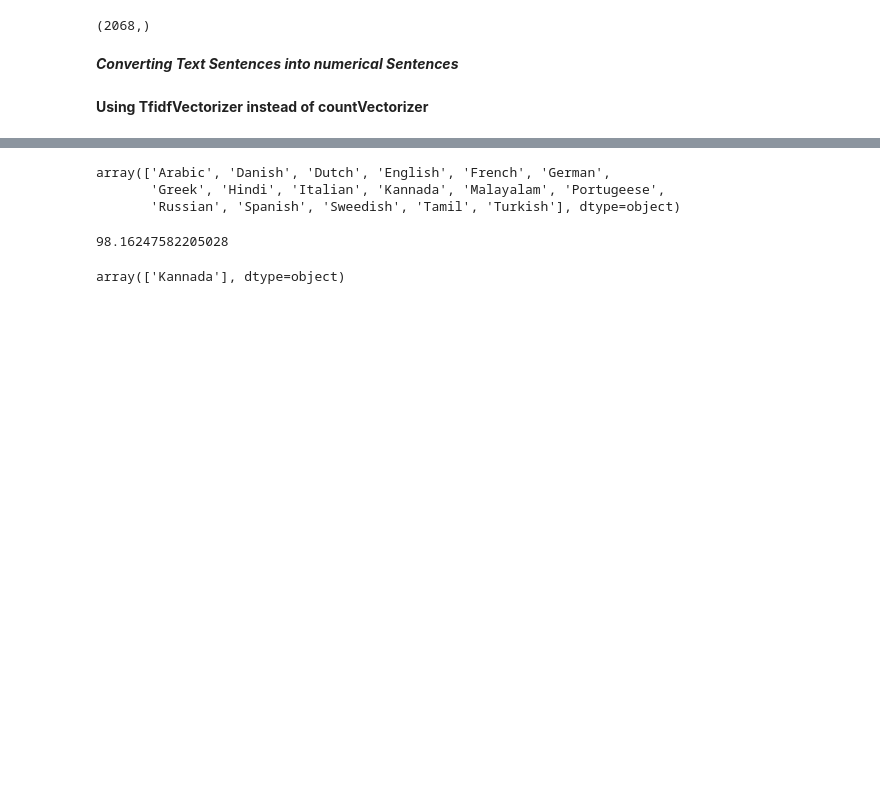
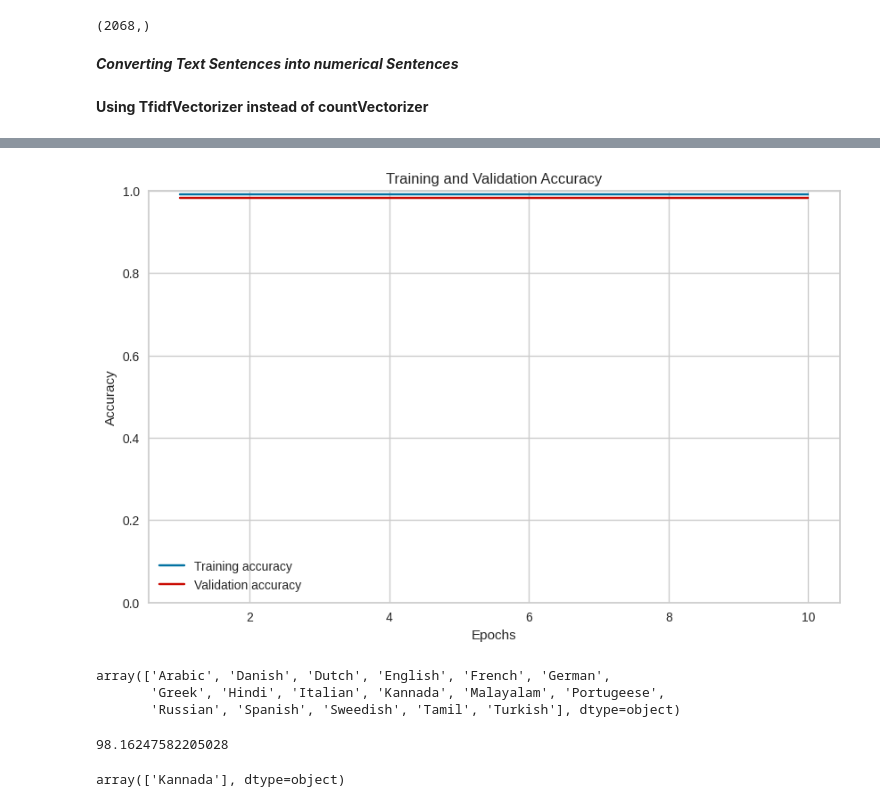
Before and after one commit to Riphah-ML-Project/Language_Detection, a Jupyter notebook: Language_Detection_ML_Project.ipynb, the cells around one changed output, grey strips where cells are left out. Cells and saved outputs as stored; diff of their text form; code cells hidden in the pictures; blank space fills up the shorter version.

```diff
--- a/Language_Detection_ML_Project.ipynb
+++ b/Language_Detection_ML_Project.ipynb
@@ -124,3 +154,18 @@ Pipeline(steps=[('vec', TfidfVectorizer(analyzer='char', ngram_range=(1, 2))),
+# %%
+plt.figure(figsize=(10, 6))
+
+epochs = range(1, len(train_acc) + 1)
+plt.plot(epochs, train_acc, 'b', label='Training accuracy')
+plt.plot(epochs, val_acc, 'r', label='Validation accuracy')
+plt.title('Training and Validation Accuracy')
+plt.xlabel('Epochs')
+plt.ylabel('Accuracy')
+plt.legend()
+
+plt.ylim(0, 1)  # Setting the y-axis limits between 0 and 1 for accuracy values
+plt.show()
+# %% [output]
+[figure, added]
 # %%
 model_pipe.classes_
 # %% [output]
```
Also changed, not shown: parts of 3 cells of this notebook.
